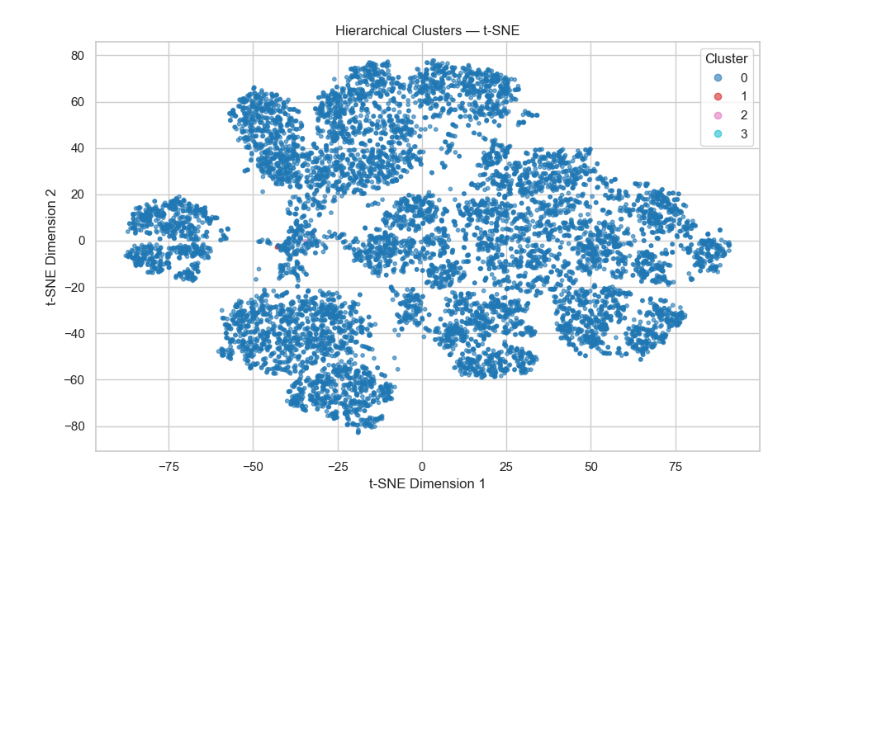
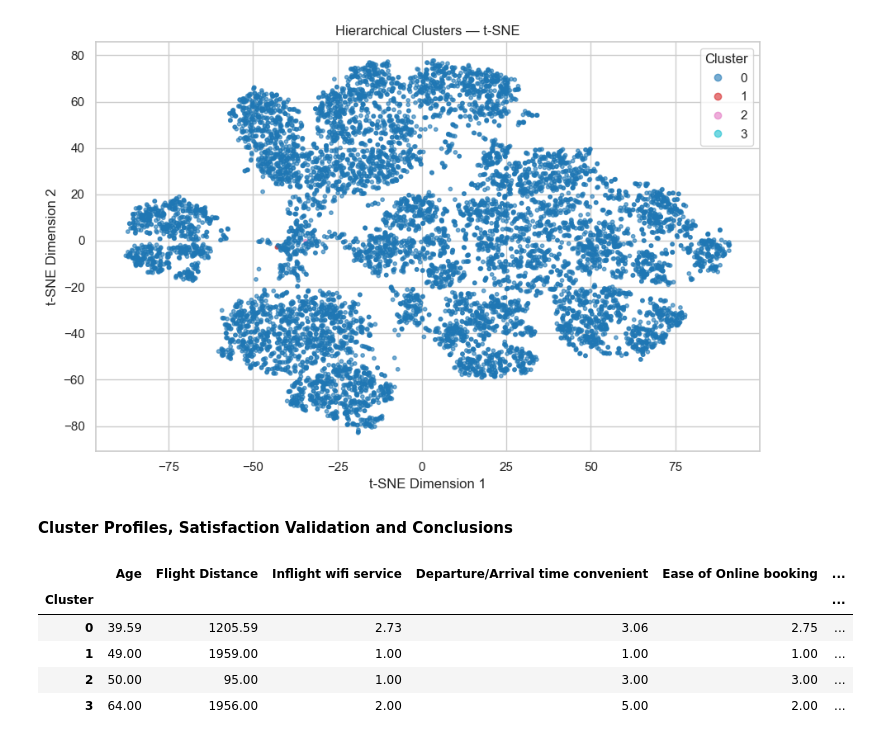
Before and after one commit to Meghana-PV/ml_caseStudy, a Jupyter notebook: notebooks/clustering.ipynb, the cells around one changed output. Cells and saved outputs as stored; diff of their text form; code cells hidden in the pictures; blank space fills up the shorter version.

```diff
--- a/notebooks/clustering.ipynb
+++ b/notebooks/clustering.ipynb
@@ -878,3 +878,43 @@ plt.tight_layout()
 plt.show()
 # %% [output]
 [figure]
+# %% [markdown]
+__Cluster Profiles, Satisfaction Validation and Conclusions__
+# %%
+# Retrieve the original passenger records for the sample
+profile_data = df.iloc[sample_indices].copy()
+
+profile_data = profile_data.reset_index(drop=True)
+
+# Add the hierarchical cluster labels
+profile_data["Cluster"] = best_hierarchical_labels
+
+# Select numerical columns
+numeric_columns = profile_data.select_dtypes(
+    include=np.number
+).columns.tolist()
+
+# Exclude identifier columns
+numeric_columns = [
+    col for col in numeric_columns
+    if col not in ["Unnamed: 0", "id"]
+]
+
+# Calculate the average numerical values by cluster
+cluster_profiles = profile_data.groupby(
+    "Cluster"
+)[numeric_columns].mean()
+
+# Add the number of passengers in each cluster
+cluster_profiles["Passenger Count"] = (
+    profile_data.groupby("Cluster").size()
+)
+
+display(cluster_profiles.round(2))
+# %% [output]
+|  | Age | Flight Distance | Inflight wifi service | Departure/Arrival time convenient | Ease of Online booking | ... |
+| Cluster |  |  |  |  |  | ... |
+| 0 | 39.59 | 1205.59 | 2.73 | 3.06 | 2.75 | ... |
+| 1 | 49.00 | 1959.00 | 1.00 | 1.00 | 1.00 | ... |
+| 2 | 50.00 | 95.00 | 1.00 | 3.00 | 3.00 | ... |
+| 3 | 64.00 | 1956.00 | 2.00 | 5.00 | 2.00 | ... |
```
Also changed, not shown: parts of 3 cells of this notebook.
